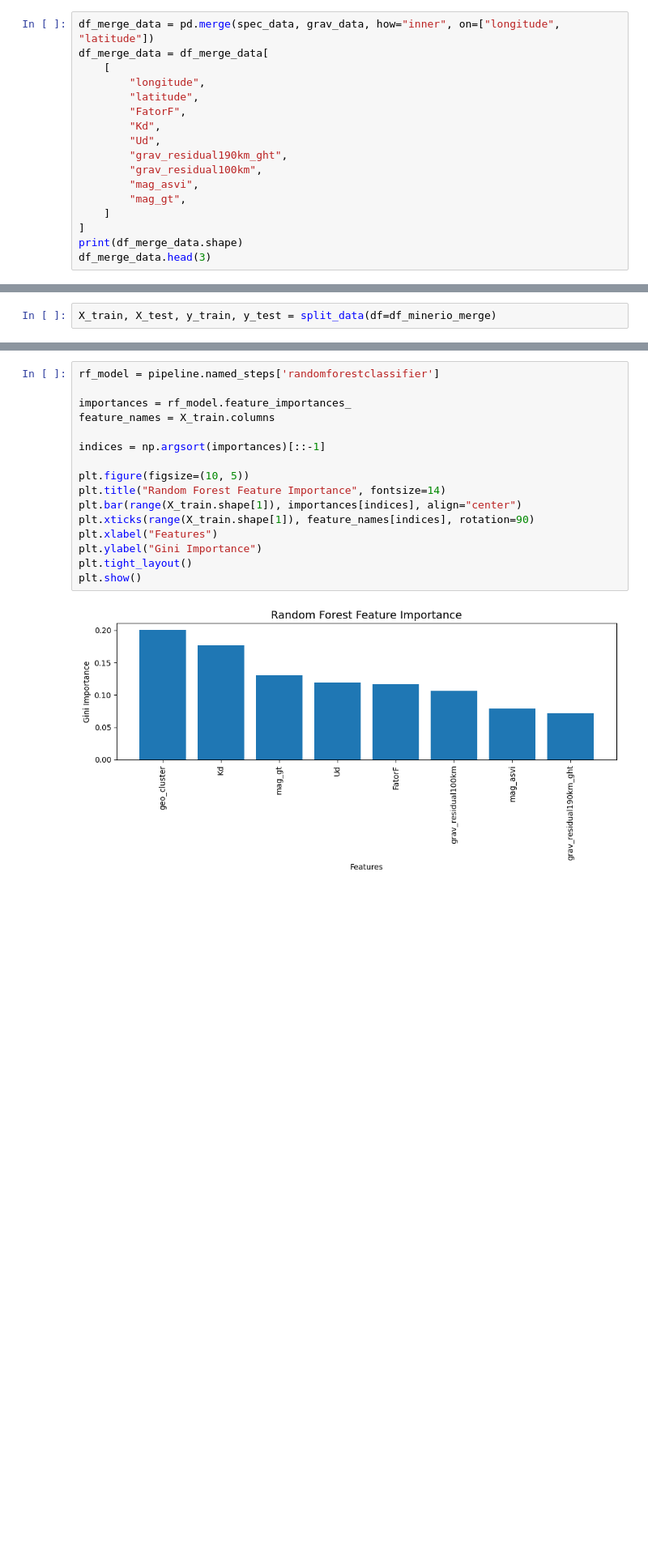
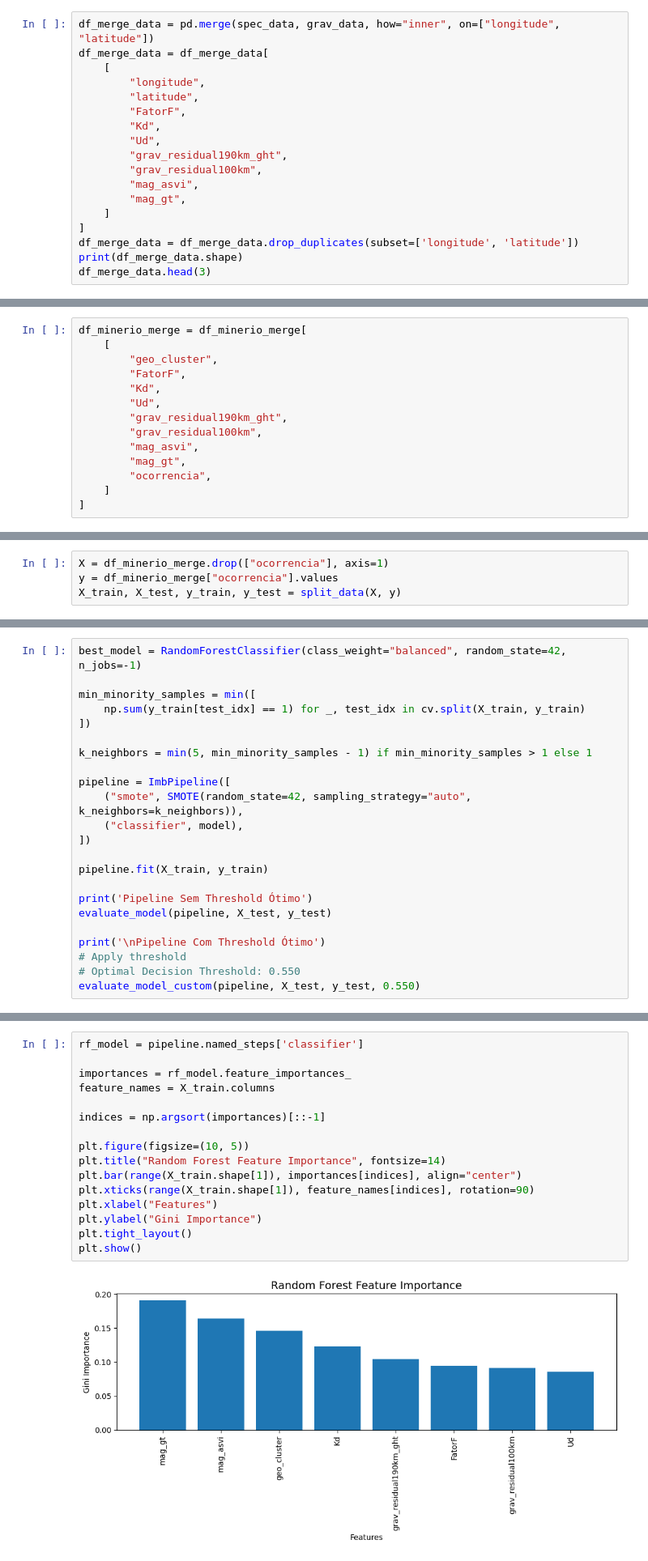
Before and after one commit to renan2scarvalho/tcc-univesp, a Jupyter notebook: notebooks/v1/tcc_ouro.ipynb, the cells around one changed output, grey strips where cells are left out. Shown at 81% size. Drawn from its saved outputs; the diff is of its cells as text; blank space fills up the shorter version.

```diff
--- a/notebooks/v1/tcc_ouro.ipynb
+++ b/notebooks/v1/tcc_ouro.ipynb
@@ -452,6 +649,7 @@ df_merge_data = df_merge_data[
         "mag_gt",
     ]
 ]
+df_merge_data = df_merge_data.drop_duplicates(subset=['longitude', 'latitude'])
 print(df_merge_data.shape)
 df_merge_data.head(3)
 # %% [output]
@@ -499,3 +795,17 @@ df_minerio_merge, dict_map_idx_lon, dict_map_idx_lat = clusterizar_coordenadas_g
+# %%
+df_minerio_merge = df_minerio_merge[
+    [
+        "geo_cluster",
+        "FatorF",
+        "Kd",
+        "Ud",
+        "grav_residual190km_ght",
+        "grav_residual100km",
+        "mag_asvi",
+        "mag_gt",
+        "ocorrencia",
+    ]
+]
 # %% [markdown]
 ## aprendizado de máquina
 # %% [markdown]
@@ -503,5 +813,7 @@ df_minerio_merge, dict_map_idx_lon, dict_map_idx_lat = clusterizar_coordenadas_g
 # %% [markdown]
 - split padrão -> 70% treino e 30% teste
 # %%
-X_train, X_test, y_train, y_test = split_data(df=df_minerio_merge)
+X = df_minerio_merge.drop(["ocorrencia"], axis=1)
+y = df_minerio_merge["ocorrencia"].values
+X_train, X_test, y_train, y_test = split_data(X, y)
 # %% [output]
@@ -749,0 +1243,23 @@ weighted avg       1.00      1.00      1.00     48985
+# %%
+best_model = RandomForestClassifier(class_weight="balanced", random_state=42, n_jobs=-1)
+
+min_minority_samples = min([
+    np.sum(y_train[test_idx] == 1) for _, test_idx in cv.split(X_train, y_train)
+])
+
+k_neighbors = min(5, min_minority_samples - 1) if min_minority_samples > 1 else 1
+
+pipeline = ImbPipeline([
+    ("smote", SMOTE(random_state=42, sampling_strategy="auto", k_neighbors=k_neighbors)),
+    ("classifier", model),
+])
+
+pipeline.fit(X_train, y_train)
+
+print('Pipeline Sem Threshold Ótimo')
+evaluate_model(pipeline, X_test, y_test)
+
+print('\nPipeline Com Threshold Ótimo')
+# Apply threshold
+# Optimal Decision Threshold: 0.550
+evaluate_model_custom(pipeline, X_test, y_test, 0.550)
@@ -750,21 +1296,21 @@ weighted avg       1.00      1.00      1.00     48985
 # %% [markdown]
 - feature importance do modelo
 # %%
-rf_model = pipeline.named_steps['randomforestclassifier']
+rf_model = pipeline.named_steps['classifier']
 
 importances = rf_model.feature_importances_
 feature_names = X_train.columns
 
 indices = np.argsort(importances)[::-1]
 
 plt.figure(figsize=(10, 5))
 plt.title("Random Forest Feature Importance", fontsize=14)
 plt.bar(range(X_train.shape[1]), importances[indices], align="center")
 plt.xticks(range(X_train.shape[1]), feature_names[indices], rotation=90)
 plt.xlabel("Features")
 plt.ylabel("Gini Importance")
 plt.tight_layout()
 plt.show()
 # %% [output]
-[figure, old version]
+[figure, new version]
 # %%
```
Also changed, not shown: parts of 72 cells of this notebook.
